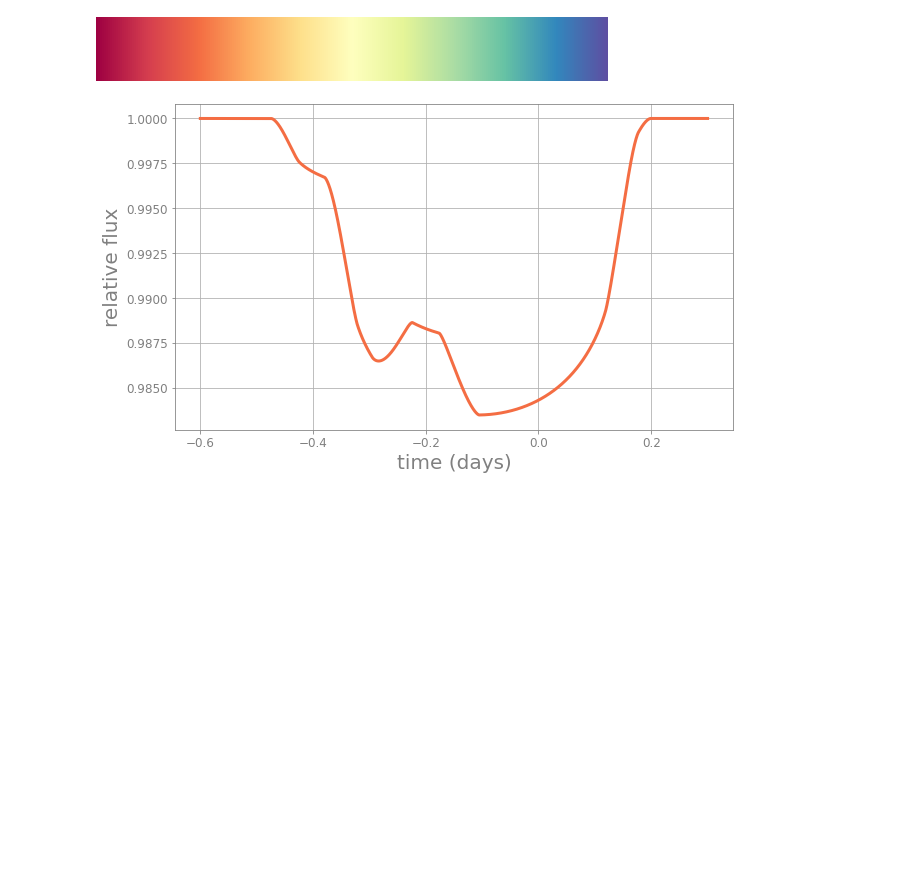
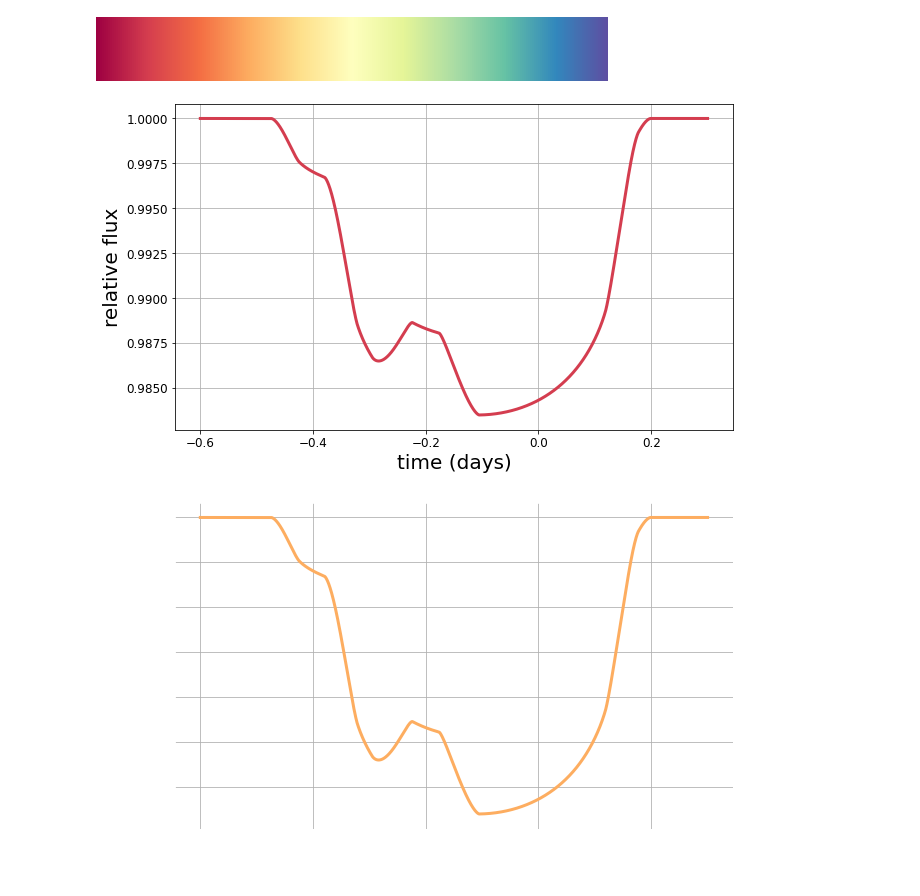
Before and after one commit to tagordon/gefera, a Jupyter notebook: notebooks/readme_figure.ipynb, the cells around one changed output. Cells and saved outputs as stored; diff of their text form; code cells hidden in the pictures; blank space fills up the shorter version.

Commit message:
dark and light mode optimized plot

```diff
--- a/notebooks/readme_figure.ipynb
+++ b/notebooks/readme_figure.ipynb
@@ -37,16 +37,29 @@ plt.cm.Spectral
 # %%
 import matplotlib
 
-linecolor = plt.cm.Spectral(0.2)
-axcolor = 'gray'
+linecolor = plt.cm.Spectral(0.1)
+axcolor = 'k'
 matplotlib.rc('axes',edgecolor=axcolor)
 
 plt.figure(figsize=(10, 6))
 plt.plot(t, lc + 1, linewidth=3, color=linecolor)
 plt.grid()
 plt.gca().tick_params(axis='both', which='major', labelsize=12, colors=axcolor)
 plt.xlabel('time (days)', fontsize=20, color=axcolor)
 plt.ylabel('relative flux', fontsize=20, color=axcolor)
-plt.savefig('readme_plot.png', transparent=True)
+plt.savefig('readme_plot_light.png', transparent=True)
+
+linecolor = plt.cm.Spectral(0.3)
+axcolor = 'w'
+matplotlib.rc('axes',edgecolor=axcolor)
+
+plt.figure(figsize=(10, 6))
+plt.plot(t, lc + 1, linewidth=3, color=linecolor)
+plt.grid()
+plt.gca().tick_params(axis='both', which='major', labelsize=12, colors=axcolor)
+plt.xlabel('time (days)', fontsize=20, color=axcolor)
+plt.ylabel('relative flux', fontsize=20, color=axcolor)
+plt.savefig('readme_plot_dark.png', transparent=True)
 # %% [output]
-[figure, old version]
+[figure, new version]
+[figure, added]
```
Also changed, not shown: 4 other files.
